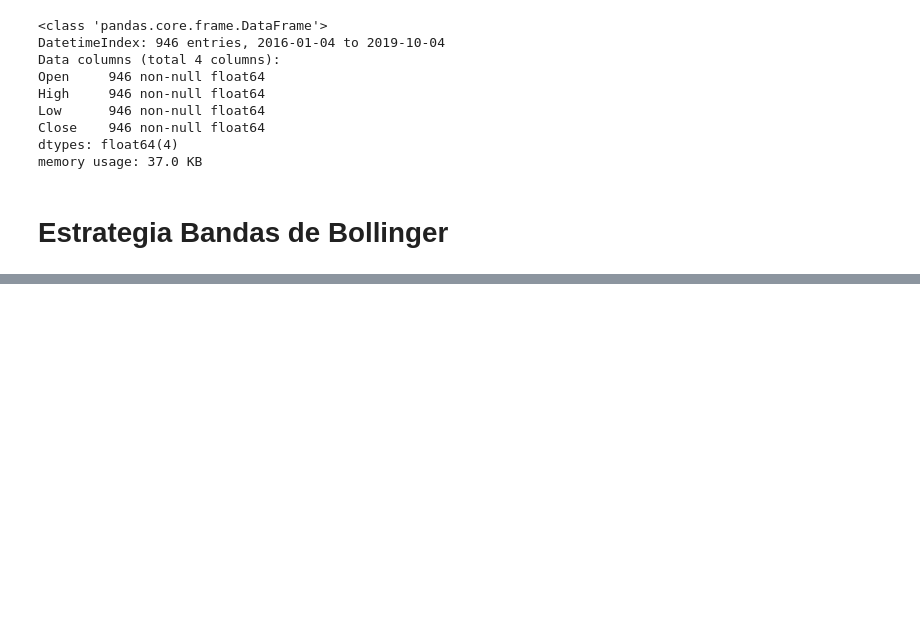
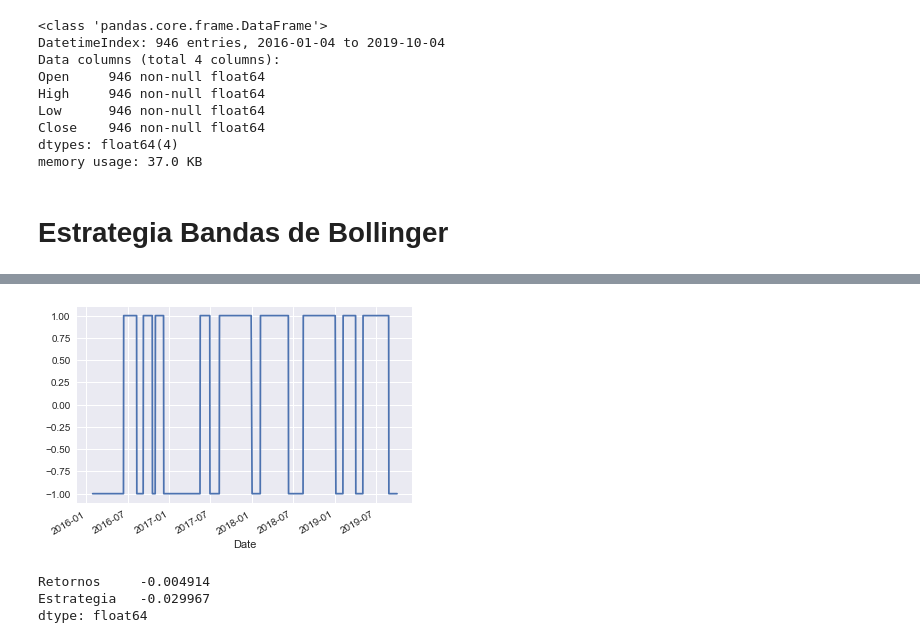
Before and after one commit to carlosdeoncedos/analisisideinversion19, a Jupyter notebook: 09.0BollingerBands.ipynb, the cells around one changed output, grey strips where cells are left out. Saved outputs shown, nothing was run; the diff lists cells and outputs as text; code cells hidden in the pictures; blank space fills up the shorter version.

```diff
--- a/09.0BollingerBands.ipynb
+++ b/09.0BollingerBands.ipynb
@@ -47,0 +100,6 @@ memory usage: 37.0 KB
+# %%
+df.fillna(method='ffill', inplace = True)
+# %%
+df['Posicion'].plot();
+# %% [output]
+[figure, added]
@@ -47,0 +111,6 @@ memory usage: 37.0 KB
+# %%
+df[['Retornos', 'Estrategia']].sum()
+# %% [output]
+Retornos     -0.004914
+Estrategia   -0.029967
+dtype: float64
```
Also changed, not shown: parts of 16 cells of this notebook.
